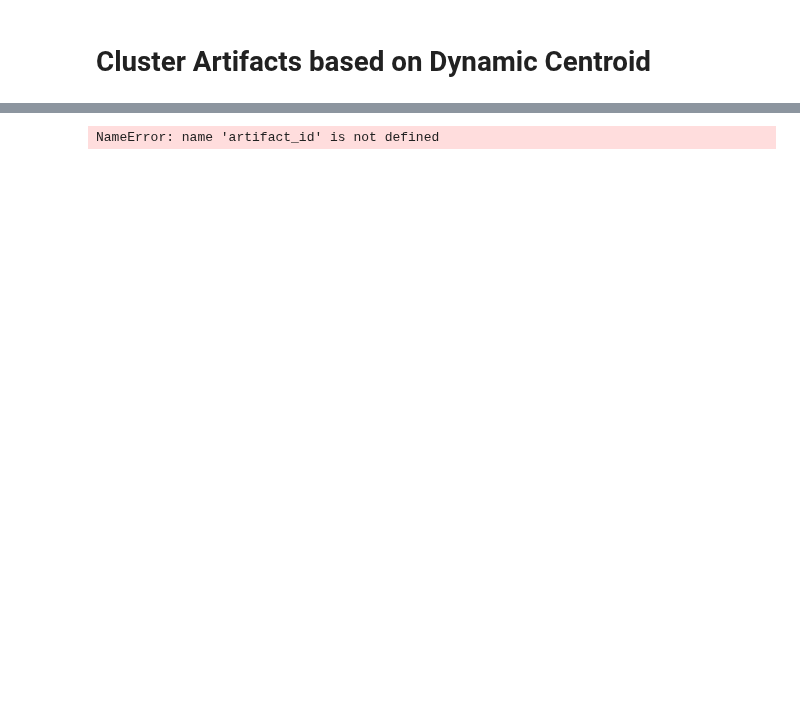
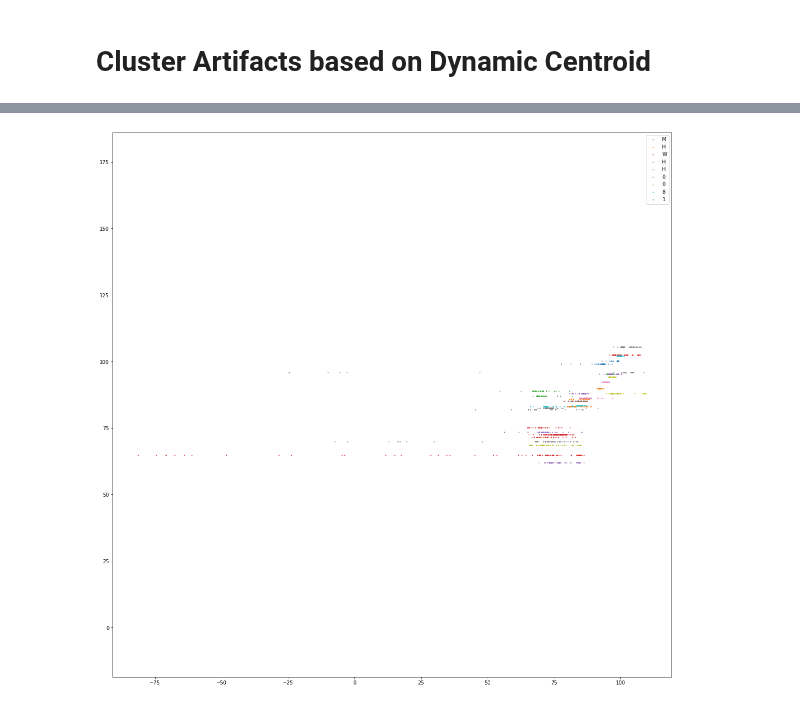
Before and after one commit to prashdash112/cgm-ml, a Jupyter notebook: cgm_database/09_cluster_artifacts.ipynb, the cells around one changed output, grey strips where cells are left out. Cells and saved outputs as stored; diff of their text form; code cells hidden in the pictures; blank space fills up the shorter version.

```diff
--- a/cgm_database/09_cluster_artifacts.ipynb
+++ b/cgm_database/09_cluster_artifacts.ipynb
@@ -48,2 +61,13 @@ DB-name: cgm_ml_db
+# %%
+class Estimation:
+
+    def __init__(self, qr_code, ground_truth_value, estimation_values):
+        self.qr_code            = qr_code
+        self.ground_truth_value = ground_truth_value
+        self.estimation_values  = estimation_values
+
+
+
+estimation_list = []
 # %%
 for qr_code in unique_qr_codes:
@@ -105,42 +121,18 @@ DB-name: cgm_ml_db
-# %%
-level = "scan"
-level = "artifact"
-
-results = db_connector.execute(select_sql_statement, fetch_all=True)
-
-
-
-#target_key = model_details["dataset_parameters"]["output_targets"][0]
-
-select_sql_statement += "SELECT COUNT(*) FROM artifact_result"
-select_sql_statement += " WHERE artifact_id='{}'".format(artifact_id)
-select_sql_statement += " AND model_name='{}'".format(model)
-select_sql_statement += " AND target_key='weight'"
-
-print (results)
-
-
-# SQL statement for scan level.
-if level == "scan":
-    select_sql_statement = ""
-    select_sql_statement += "SELECT AVG(aq.value) FROM artifact_quality aq"
-    select_sql_statement += " INNER JOIN artifact a ON a.id = aq.artifact_id"
-    select_sql_statement += " WHERE aq.key='mae'"
-    select_sql_statement += " AND aq.type='{}'".format(model)
-    select_sql_statement += " GROUP BY a.qr_code, a.create_date"
-    select_sql_statement += ";"
-
-# SQL statement for artifact level.
-elif level == "artifact":
-    select_sql_statement = ""
-    select_sql_statement += "SELECT value FROM artifact_quality"
-    select_sql_statement += " WHERE type='{}' AND key='mae'".format(model)
-    select_sql_statement += ";"
-
-# Retrieve results from DB.
-#results = db_connector.execute(select_sql_statement, fetch_all=True)
-results = [x[0] for x in results]
-
-#print(results)
-# %% [output]
-NameError: name 'artifact_id' is not defined
+# %%
+import matplotlib.pyplot as plt
+plt.rcParams['figure.figsize'] = [20, 20]
+#matplotlib.pyplot.plot(*args, scalex=True, scaley=True, data=None, **kwargs)
+
+for e in estimation_list:
+    y = np.full((len(e.estimation_values), 1), e.ground_truth_value)
+    x = e.estimation_values
+    s = 1
+    plt.scatter(x, y, s)
+    plt.legend(str(e.qr_code))
+    #plt.xlim(50, 120)
+    plt.axis('equal')
+
+
+plt.show()
+# %% [output]
+[figure, added]
```
Also changed, not shown: parts of 6 cells of this notebook.
